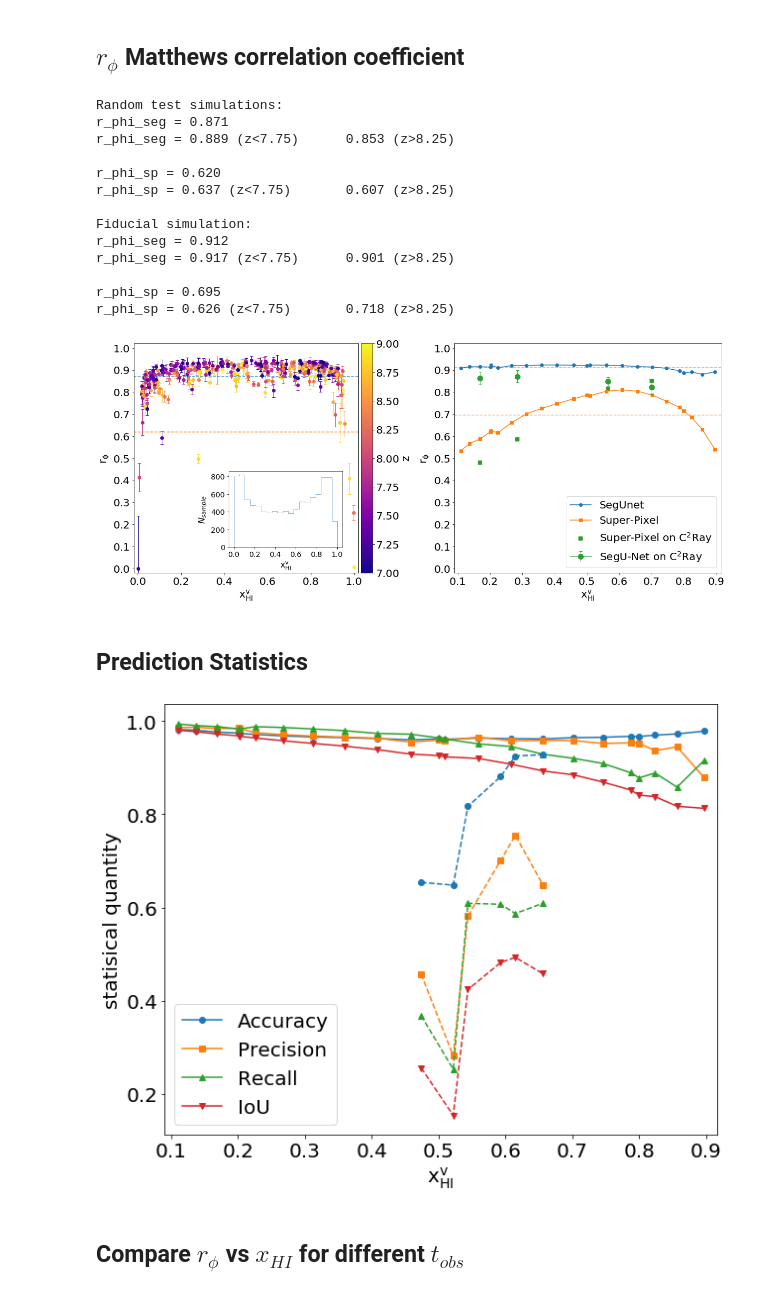
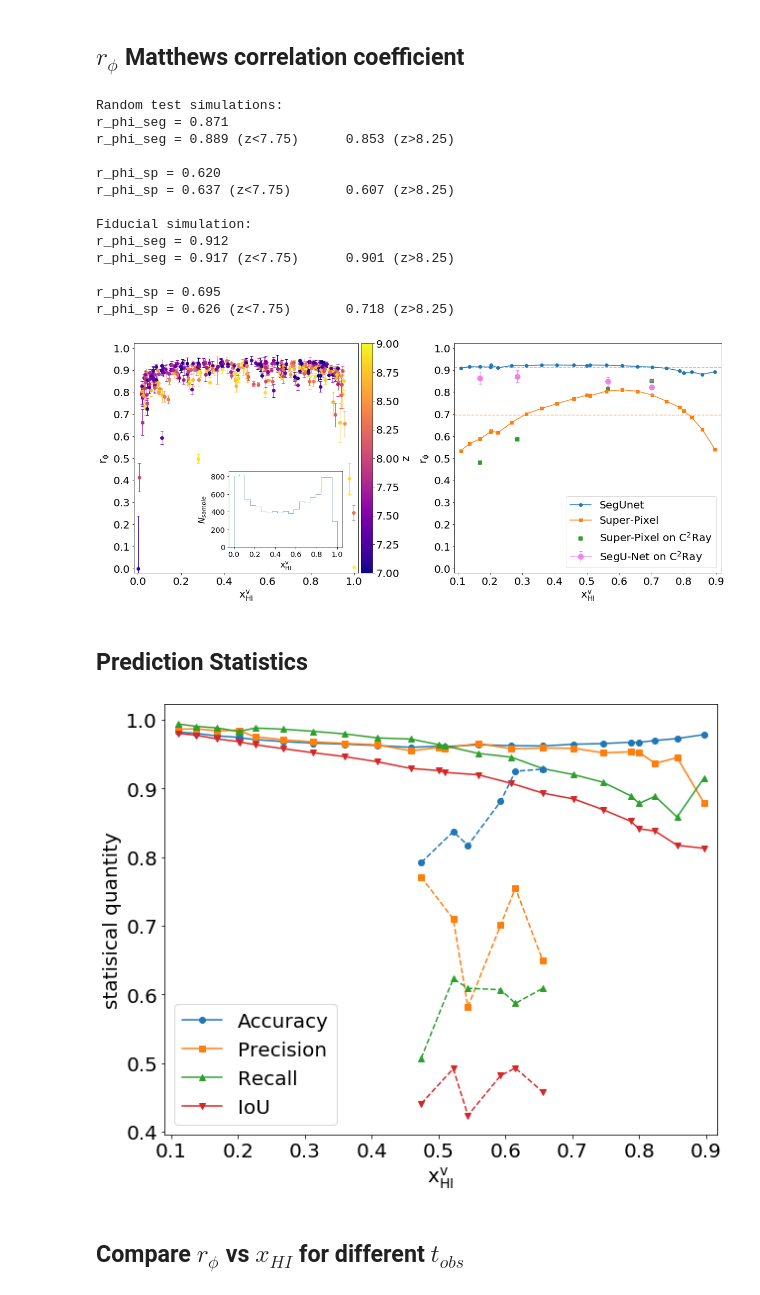
Before and after one commit to micbia/SegU-Net, a Jupyter notebook: pred21cm.ipynb, the cells around one changed output. Saved outputs shown, nothing was run; the diff lists cells and outputs as text; code cells hidden in the pictures.

Commit message:
minor changes in plots

```diff
--- a/pred21cm.ipynb
+++ b/pred21cm.ipynb
@@ -278,0 +275,11 @@ plt.imshow(dT3[:,:,params['HII_DIM']//2], origin='lower', cmap='jet', extent=my_
+# %%
+dens = t2c.smooth_coeval(cube.density/np.mean(cube.density), z, box_size_mpc=params['HII_DIM'], max_baseline=2.0, ratio=1.0, nu_axis=2)
+
+plt.rcParams['figure.figsize'] = [10, 5]
+plt.subplot(121)
+plt.title('$\delta T_b$')
+plt.imshow(dens[:,:,params['HII_DIM']//2], origin='lower', cmap='jet', extent=my_ext, interpolation='nearest')
+plt.subplot(122)
+plt.title('smoothed $\delta T_b$')
+plt.contour(dens[:,:,params['HII_DIM']//2], colors='k', levels=[0.5], extent=my_ext)
+plt.imshow(dT3[:,:,params['HII_DIM']//2], origin='lower', cmap='jet', extent=my_ext, interpolation='nearest')
@@ -670,10 +680,10 @@ plt.rcParams['figure.figsize'] = (20,8)
 plt.rcParams['font.size'] = 20
 
 tobs = 1000
-PATH_MODEL1 = '/home/michele/Documents/PhD_Sussex/output/ML/dataset/outputs/new/02-10T23-52-36_128slice/predictions/pred_tobs%d/' %tobs
+PATH_MODEL1 = '/home/michele/Documents/PhD_Sussex/output/ML/dataset/outputs/02-10T23-52-36_128slice/predictions/pred_tobs%d/' %tobs
 redshift, xn_sim, phicoef_seg, phicoef_seg_err, phicoef_sp, xfrac = OrderNdimArray(np.loadtxt(PATH_MODEL1+'astro_data.txt', unpack=True, usecols=(1,5,6,7,8,9)), 1)
 
-xfrac_train = np.loadtxt('/home/michele/Documents/PhD_Sussex/output/ML/dataset/inputs/data3D_128_030920/astro_params.txt', usecols=(6))
+xfrac_train = np.loadtxt('/home/michele/Documents/PhD_Sussex/output/ML/dataset/outputs/02-10T23-52-36_128slice/predictions/astro_params_training.txt', usecols=(6))
 
 print('\nRandom test simulations:')
 phi_seg_low_z = np.mean(phicoef_seg[redshift <= 7.75])
@@ -700,8 +710,8 @@ ax0.set_xlim(xfrac.min()-0.02, xfrac.max()+0.02), ax0.set_xlabel(r'$\rm x^v_{HI}
 ax0.set_ylim(-0.02, 1.02), ax0.set_ylabel(r'$\rm r_{\phi}$', size=20)
 ax0.set_yticks(np.arange(0, 1.1, 0.1))
 ax0.set_xticks(np.arange(0, 1.1, 0.2))
-ax0.hlines(y=np.mean(phicoef_seg), xmin=-0.02, xmax=1.1, ls='--', alpha=0.8, color='tab:blue')
-ax0.hlines(y=np.mean(phicoef_sp), xmin=-0.02, xmax=1.1, ls='--', alpha=0.8, color='tab:orange')
+#ax0.hlines(y=np.mean(phicoef_seg), xmin=-0.02, xmax=1.1, ls='--', alpha=0.8, color='tab:blue')
+#ax0.hlines(y=np.mean(phicoef_sp), xmin=-0.02, xmax=1.1, ls='--', alpha=0.8, color='tab:orange')
 fig.colorbar(sc, ax=ax0, pad=0.01, label=r'$\rm z$')
 
 
@@ -721,7 +731,7 @@ axin.set_xticks(np.arange(0, 1.1, 0.2))
 #ax2.axes.get_yaxis().set_visible(False)
 
 # MCC comparison
-PATH_MODEL = '/home/michele/Documents/PhD_Sussex/output/ML/dataset/outputs/new/02-10T23-52-36_128slice/predictions/fiducial_model/'
+PATH_MODEL = '/home/michele/Documents/PhD_Sussex/output/ML/dataset/outputs/02-10T23-52-36_128slice/predictions/fiducial_model/'
 redshift, phicoef_seg, phicoef_seg_err, phicoef_sp, xfrac = OrderNdimArray(np.loadtxt('%sastro_data_FM_tobs%d.txt' %(PATH_MODEL, tobs), unpack=True, usecols=(0,1,2,3,4)), 0)
 
 print('\nFiducial simulation:')
@@ -740,15 +750,16 @@ ax1.plot(xfrac, phicoef_seg, label='SegUnet', color='tab:blue', marker='o')
 ax1.plot(xfrac, phicoef_sp, label='Super-Pixel', color='tab:orange', marker='s')
 
 
-clr = 'tab:green'
-ax1.errorbar(0.1690, 0.864, 0.029, lw=1, markersize=10, marker='o', capsize=3, color=clr, label=r'SegU-Net on C$\rm ^2$Ray')
-ax1.scatter(0.1690, 0.481, lw=2, marker='s', color=clr, label=r'Super-Pixel on C$\rm ^2$Ray')
-ax1.errorbar(0.2856, 0.871, 0.027, lw=1, markersize=10, marker='o', capsize=3, color=clr)
-ax1.scatter(0.2856, 0.586, lw=2, marker='s', color=clr)
-ax1.errorbar(0.5658, 0.848, 0.021, lw=1, markersize=10, marker='o', capsize=3, color=clr)
-ax1.scatter(0.5658, 0.813, lw=2, marker='s', color=clr)
-ax1.errorbar(0.7009, 0.823, 0.031, lw=1, markersize=10, marker='o', capsize=3, color=clr)
-ax1.scatter(0.7009, 0.851, lw=2, marker='s', color=clr)
+clr1 = 'violet'
+clr2 = 'tab:green'
+ax1.errorbar(0.1690, 0.864, 0.029, lw=1, markersize=10, marker='o', capsize=3, color=clr1, label=r'SegU-Net on C$\rm ^2$Ray')
+ax1.scatter(0.1690, 0.481, lw=2, marker='s', color=clr2, label=r'Super-Pixel on C$\rm ^2$Ray')
+ax1.errorbar(0.2856, 0.871, 0.027, lw=1, markersize=10, marker='o', capsize=3, color=clr1)
+ax1.scatter(0.2856, 0.586, lw=2, marker='s', color=clr2)
+ax1.errorbar(0.5658, 0.848, 0.021, lw=1, markersize=10, marker='o', capsize=3, color=clr1)
+ax1.scatter(0.5658, 0.813, lw=2, marker='s', color=clr2)
+ax1.errorbar(0.7009, 0.823, 0.031, lw=1, markersize=10, marker='o', capsize=3, color=clr1)
+ax1.scatter(0.7009, 0.851, lw=2, marker='s', color=clr2)
 
 
 ax1.set_xlim(xfrac.min()-0.02, xfrac.max()+0.02), ax1.set_xlabel(r'$\rm x^v_{HI}$', size=20)
@@ -772,35 +783,35 @@ r_phi_seg = 0.917 (z<7.75)      0.901 (z>8.25)
 
 r_phi_sp = 0.695
 r_phi_sp = 0.626 (z<7.75)       0.718 (z>8.25)
-[figure, old version]
+[figure, new version]
 # %% [markdown]
 ## Prediction Statistics
 # %%
 from myutils.utils import OrderNdimArray
 tobs = 1000
-PATH_MODEL = '/home/michele/Documents/PhD_Sussex/output/ML/dataset/outputs/new/02-10T23-52-36_128slice/predictions/fiducial_model/'
+PATH_MODEL = '/home/michele/Documents/PhD_Sussex/output/ML/dataset/outputs/02-10T23-52-36_128slice/predictions/fiducial_model/'
 redshift, acc, prec, rec, iou, xfrac, xn_seg = OrderNdimArray(np.loadtxt('%sastro_data_FM_tobs%d_stats.txt' %(PATH_MODEL, tobs), unpack=True), 5)
 
 plt.rcParams['figure.figsize'] = (10,8)
 plt.rcParams['font.size'] = 20
 plt.plot(xfrac, acc, label='Accuracy', marker='o', color='tab:blue')
 plt.plot(xfrac, prec, label='Precision', marker='s', color='tab:orange')
 plt.plot(xfrac, rec, label='Recall', marker='^', color='tab:green')
 plt.plot(xfrac, iou, label='IoU', marker='v', color='tab:red')
 
-plt.plot([0.474, 0.522, 0.544, 0.593, 0.615, 0.656], [0.654, 0.648, 0.817, 0.881, 0.925, 0.928], 'o--', color='tab:blue')
-plt.plot([0.474, 0.522, 0.544, 0.593, 0.615, 0.656], [0.457, 0.282, 0.582, 0.701, 0.755, 0.649], 's--', color='tab:orange')
-plt.plot([0.474, 0.522, 0.544, 0.593, 0.615, 0.656], [0.368, 0.253, 0.609, 0.607, 0.587, 0.609], '^--', color='tab:green')
-plt.plot([0.474, 0.522, 0.544, 0.593, 0.615, 0.656], [0.256, 0.154, 0.424, 0.482, 0.493, 0.458], 'v--', color='tab:red')
+plt.plot([0.474, 0.522, 0.544, 0.593, 0.615, 0.656], [0.792, 0.837, 0.817, 0.881, 0.925, 0.928], 'o--', color='tab:blue')
+plt.plot([0.474, 0.522, 0.544, 0.593, 0.615, 0.656], [0.771, 0.710, 0.582, 0.701, 0.755, 0.649], 's--', color='tab:orange')
+plt.plot([0.474, 0.522, 0.544, 0.593, 0.615, 0.656], [0.507, 0.623, 0.609, 0.607, 0.587, 0.609], '^--', color='tab:green')
+plt.plot([0.474, 0.522, 0.544, 0.593, 0.615, 0.656], [0.441, 0.492, 0.424, 0.482, 0.493, 0.458], 'v--', color='tab:red')
 
 plt.legend()
 plt.xlim(xfrac.min()-0.02, xfrac.max()+0.02)
 #plt.ylim(0.8, 1.), plt.yticks(np.arange(0.8, 1.01, 0.02))
 
-plt.ylabel('statisical quantity', size=20), plt.xlabel(r'$\rm x^v_{HI}$', size=20)
+plt.ylabel('statisical quantity', size=20), plt.xlabel(r'$\rm x^v_{HI}$', size=20);
 #plt.savefig('%sstats_tobs%d_Liu.png' %(PATH_MODEL, tobs), bbox_inches="tight")
 # %% [output]
-[figure, old version]
+[figure, new version]
 # %% [markdown]
 ## Compare $r_{\phi}$ vs $x_{HI}$ for different $t_{obs}$
 # %%
```
Also changed, not shown: parts of 10 cells of this notebook, 4 other files.
